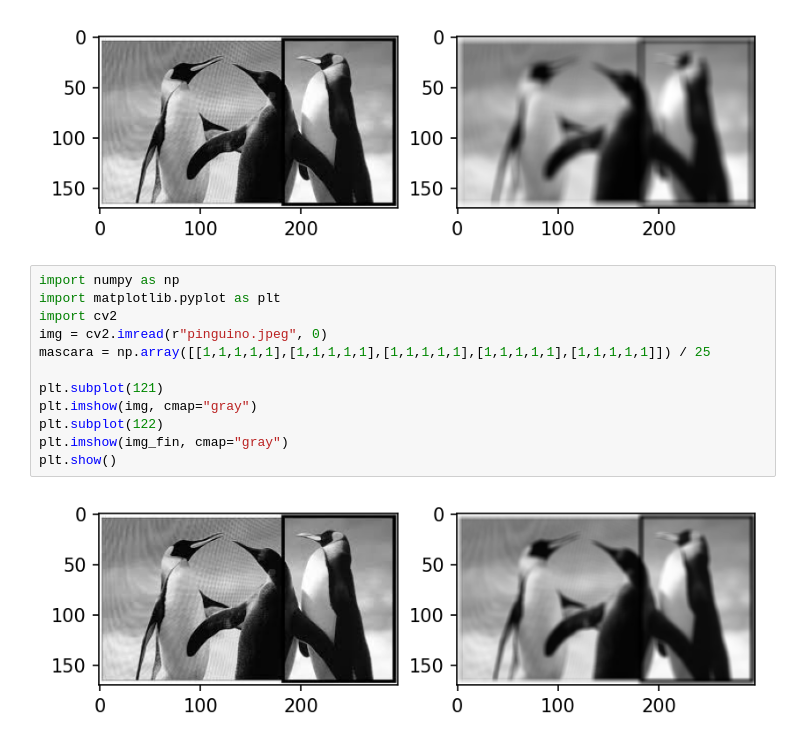
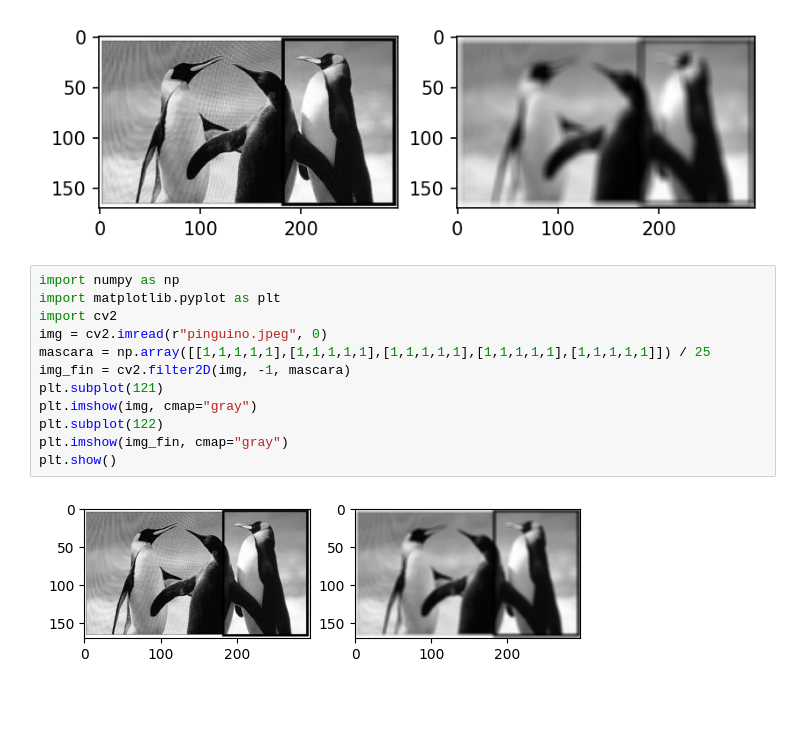
Before and after one commit to VeoNoporSad/PDI, a Jupyter notebook: 17_04_2024.ipynb, the cells around one changed output. Drawn from its saved outputs; the diff is of its cells as text; blank space fills up the shorter version.

```diff
--- a/17_04_2024.ipynb
+++ b/17_04_2024.ipynb
@@ -89,14 +89,14 @@ plt.show()
 # %%
 import numpy as np
 import matplotlib.pyplot as plt
 import cv2
 img = cv2.imread(r"pinguino.jpeg", 0)
 mascara = np.array([[1,1,1,1,1],[1,1,1,1,1],[1,1,1,1,1],[1,1,1,1,1],[1,1,1,1,1]]) / 25
-
+img_fin = cv2.filter2D(img, -1, mascara)
 plt.subplot(121)
 plt.imshow(img, cmap="gray")
 plt.subplot(122)
 plt.imshow(img_fin, cmap="gray")
 plt.show()
 # %% [output]
-[figure, old version]
+[figure, new version]
```
Also changed, not shown: 3 other files.
